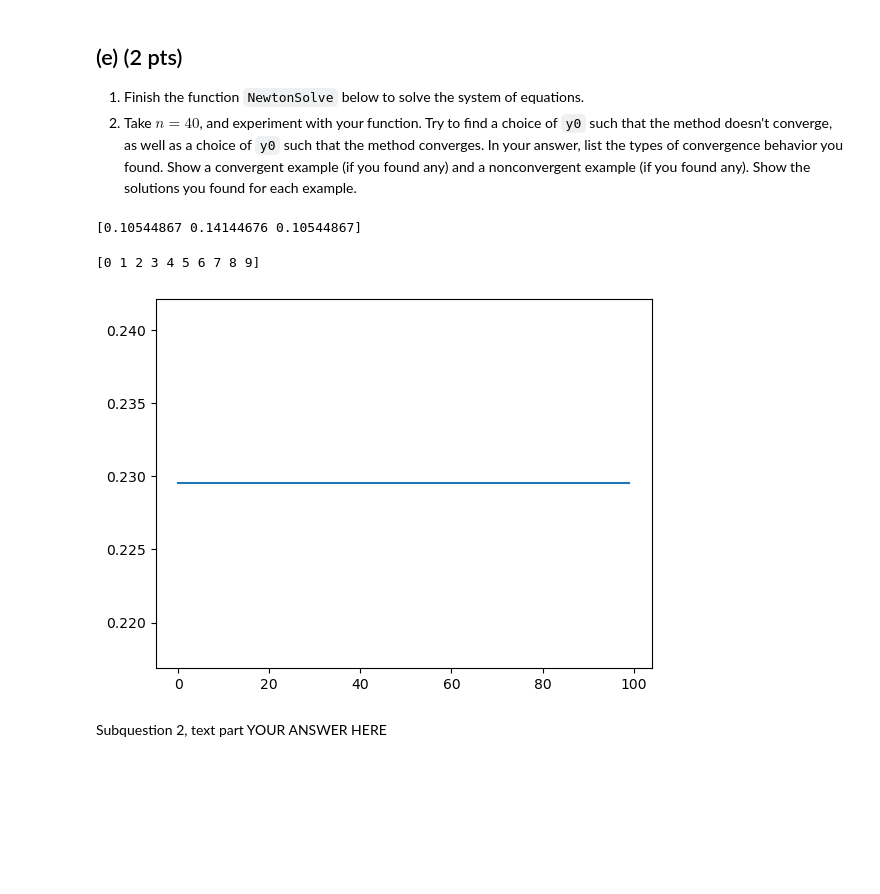
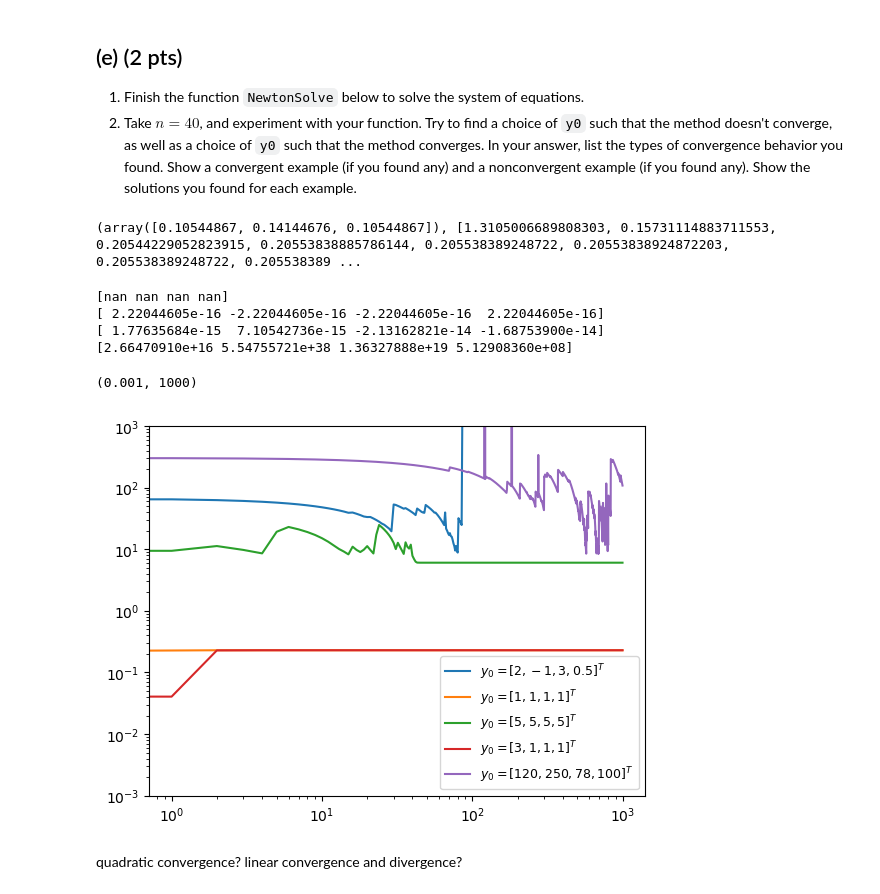
Before and after one commit to sachagijsbers/numerical_alg, a Jupyter notebook: week_4/hw4_2023.ipynb, the cells around one changed output. Saved outputs shown, nothing was run; the diff lists cells and outputs as text; code cells hidden in the pictures; blank space fills up the shorter version.

```diff
--- a/week_4/hw4_2023.ipynb
+++ b/week_4/hw4_2023.ipynb
@@ -205,7 +205,7 @@ def JacobianF(y):
     h = 1/(n+1)
     diag_list = []
     for yi in y:
-        diag_list.append((1/h**2)*(-2) + math.exp(yi))
+        diag_list.append((1/h**2)*(-2) + np.exp(yi))
     diagonals = [diag_list, (n-1)*[1/h**2], (n-1)*[1/h**2]]
     J = diags(diagonals, [0, 1, -1])
     return J
@@ -294,34 +294,55 @@ def NewtonSolve(y0, K):
     Input: y0 (initial guess), K 9number of iterations
     Output: approximate solution to the root problem """
     y = y0
+    newton_iterations = []
     for _ in range(K):
         sk = spsolve(JacobianF(y), -F(y))
         y += sk
-    return y
+        newton_iterations.append(np.linalg.norm(y))
+    return y,newton_iterations
 
 y0 = [1,2,1]
 K = 10
 print(NewtonSolve(y0,K))
 # %% [output]
-[0.10544867 0.14144676 0.10544867]
+(array([0.10544867, 0.14144676, 0.10544867]), [1.3105006689808303, 0.15731114883711553, 0.20544229052823915, 0.20553838885786144, 0.205538389248722, 0.20553838924872203, 0.205538389248722, 0.205538389 ...
 # %%
 # Subquestion 2, code part
-from decimal import Decimal
 
-# y0 = [2.0, -1.0, 3.0, 0.5]
-y0 = np.ones(4)
+y0_0 = [2, -1, 3, 0.5]
+y0_1 = np.ones(4)
+y0_2 = [5,5,5,5]
+y0_3 = [3,1,1,1]
+y0_4 = [120,250,78,100]
 
-K = 100
+K = 1000
 
 newton_iterations = []
 
-for k in range(K):
-    newton_iterations.append(np.linalg.norm(NewtonSolve(y0, K)))
+y0,newton_iterations = NewtonSolve(y0_0, K)
+y1, newton_iterations_1 = NewtonSolve(y0_1, K)
+y2, newton_iterations_2 = NewtonSolve(y0_2, K)
+y3, newton_iterations_3 = NewtonSolve(y0_3, K)
+y4, newton_iterations_4 = NewtonSolve(y0_4, K)
 
-plt.plot(range(K), newton_iterations)
-print(y)
+print(F(y0))
+print(F(y1))
+print(F(y2))
+print(F(y4))
+
+plt.loglog(range(K), newton_iterations, label = '$y_0 = [2,-1,3,0.5]^T$')
+plt.loglog(range(K), newton_iterations_1, label = '$y_0 = [1,1,1,1]^T$')
+plt.loglog(range(K), newton_iterations_2, label = '$y_0 = [5,5,5,5]^T$')
+plt.loglog(range(K), newton_iterations_3, label = '$y_0 = [3,1,1,1]^T$')
+plt.loglog(range(K), newton_iterations_4, label = '$y_0 = [120,250,78,100]^T$')
+plt.legend(fontsize=9)
+plt.ylim(10**(-3),10**3)
 # %% [output]
-[0 1 2 3 4 5 6 7 8 9]
+[nan nan nan nan]
+[ 2.22044605e-16 -2.22044605e-16 -2.22044605e-16  2.22044605e-16]
+[ 1.77635684e-15  7.10542736e-15 -2.13162821e-14 -1.68753900e-14]
+[2.66470910e+16 5.54755721e+38 1.36327888e+19 5.12908360e+08]
+(0.001, 1000)
-[figure, old version]
+[figure, new version]
 # %% [markdown]
-Subquestion 2, text part YOUR ANSWER HERE
+quadratic convergence? linear convergence and divergence?
```
